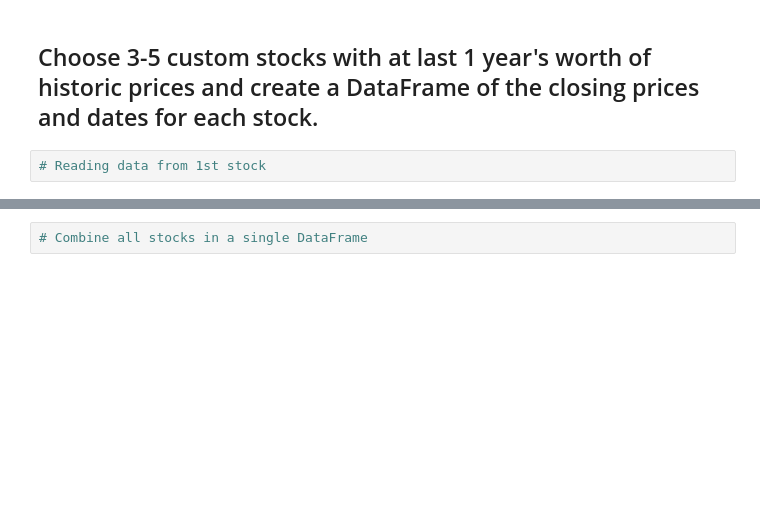
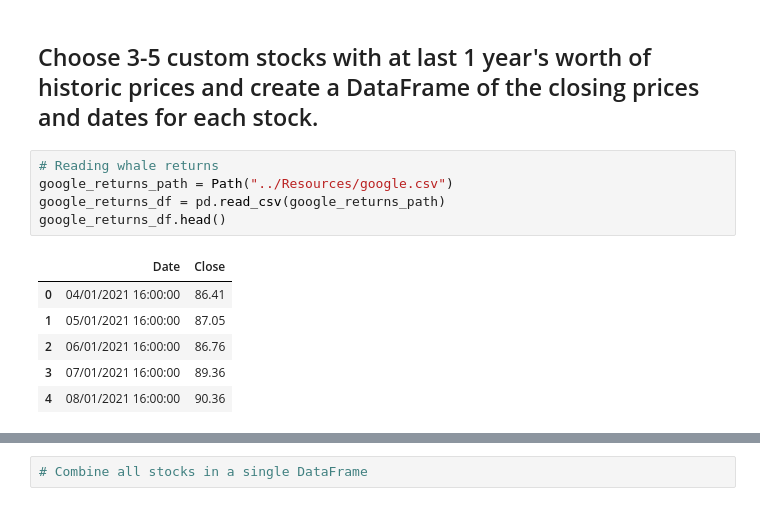
Before and after one commit to apakuki/FinTech-Bootcamp, a Jupyter notebook: FinTechBC-Homework-Unit4/Starter_Code/whale_analysis.ipynb, the cells around one changed output, grey strips where cells are left out. Saved outputs shown, nothing was run; the diff lists cells and outputs as text; blank space fills up the shorter version.

```diff
--- a/FinTechBC-Homework-Unit4/Starter_Code/whale_analysis.ipynb
+++ b/FinTechBC-Homework-Unit4/Starter_Code/whale_analysis.ipynb
@@ -382,7 +382,17 @@ In this section, you will build your own portfolio of stocks, calculate the retu
 5. Include correlation analysis to determine which stocks (if any) are correlated
 # %% [markdown]
 ## Choose 3-5 custom stocks with at last 1 year's worth of historic prices and create a DataFrame of the closing prices and dates for each stock.
-# %%
-# Reading data from 1st stock
+# %%
+# Reading whale returns
+google_returns_path = Path("../Resources/google.csv")
+google_returns_df = pd.read_csv(google_returns_path)
+google_returns_df.head()
+# %% [output]
+|  | Date | Close |
+| 0 | 04/01/2021 16:00:00 | 86.41 |
+| 1 | 05/01/2021 16:00:00 | 87.05 |
+| 2 | 06/01/2021 16:00:00 | 86.76 |
+| 3 | 07/01/2021 16:00:00 | 89.36 |
+| 4 | 08/01/2021 16:00:00 | 90.36 |
 # %%
 # Reading data from 2nd stock
```
Also changed, not shown: parts of 2 cells of this notebook, 4 other files.
